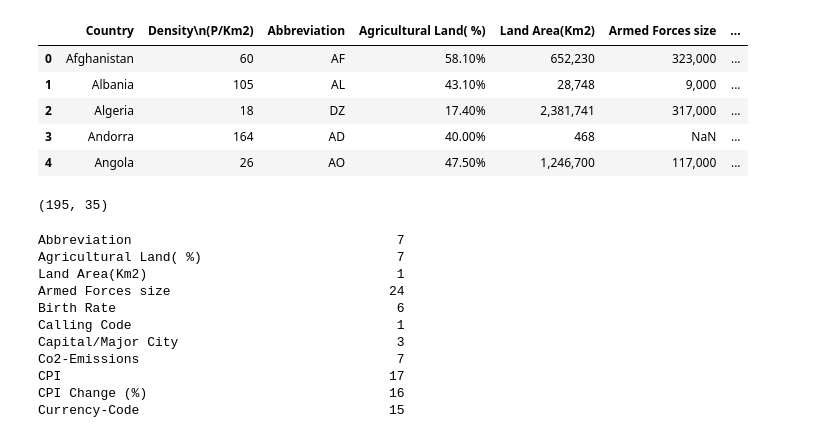
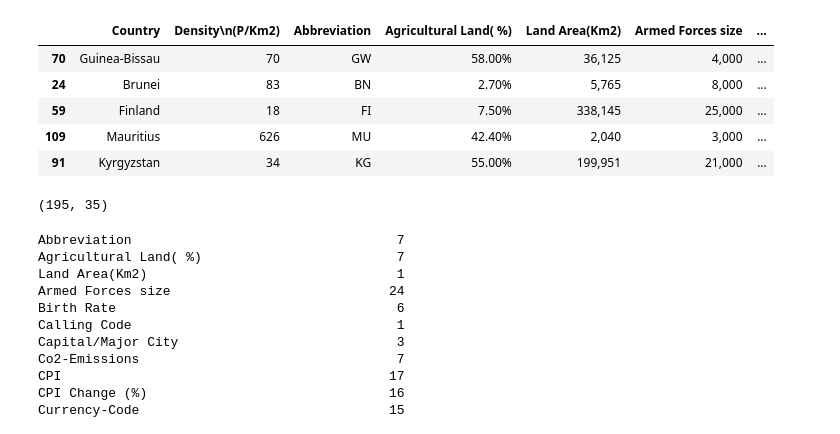
Before and after one commit to Opalinsky/Global_data, a Jupyter notebook: global_data.ipynb, the cells around one changed output. Saved outputs shown, nothing was run; the diff lists cells and outputs as text; code cells hidden in the pictures.

```diff
--- a/global_data.ipynb
+++ b/global_data.ipynb
@@ -6,14 +7,14 @@ pd.set_option('display.max_rows', None)
 # %%
 #getting brief look on data
 global_data.head()
-#global_data.sample(n=5)
+global_data.sample(n=5)
 # %% [output]
 |  | Country | Density\n(P/Km2) | Abbreviation | Agricultural Land( %) | Land Area(Km2) | Armed Forces size | ... |
-| 0 | Afghanistan | 60 | AF | 58.10% | 652,230 | 323,000 | ... |
-| 1 | Albania | 105 | AL | 43.10% | 28,748 | 9,000 | ... |
-| 2 | Algeria | 18 | DZ | 17.40% | 2,381,741 | 317,000 | ... |
-| 3 | Andorra | 164 | AD | 40.00% | 468 | NaN | ... |
-| 4 | Angola | 26 | AO | 47.50% | 1,246,700 | 117,000 | ... |
+| 70 | Guinea-Bissau | 70 | GW | 58.00% | 36,125 | 4,000 | ... |
+| 24 | Brunei | 83 | BN | 2.70% | 5,765 | 8,000 | ... |
+| 59 | Finland | 18 | FI | 7.50% | 338,145 | 25,000 | ... |
+| 109 | Mauritius | 626 | MU | 42.40% | 2,040 | 3,000 | ... |
+| 91 | Kyrgyzstan | 34 | KG | 55.00% | 199,951 | 21,000 | ... |
 # %%
 #getting basic informations about dataset
 global_data.columns
```
Also changed, not shown: parts of 10 cells of this notebook.
